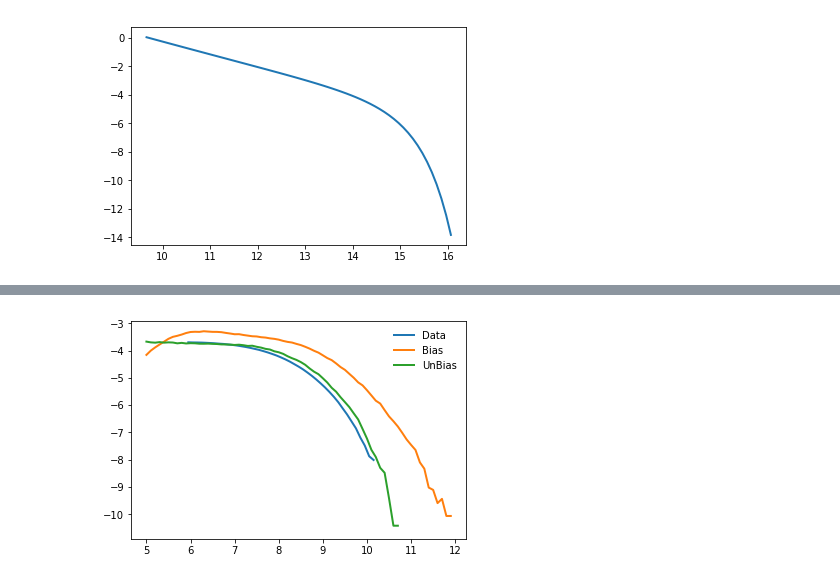
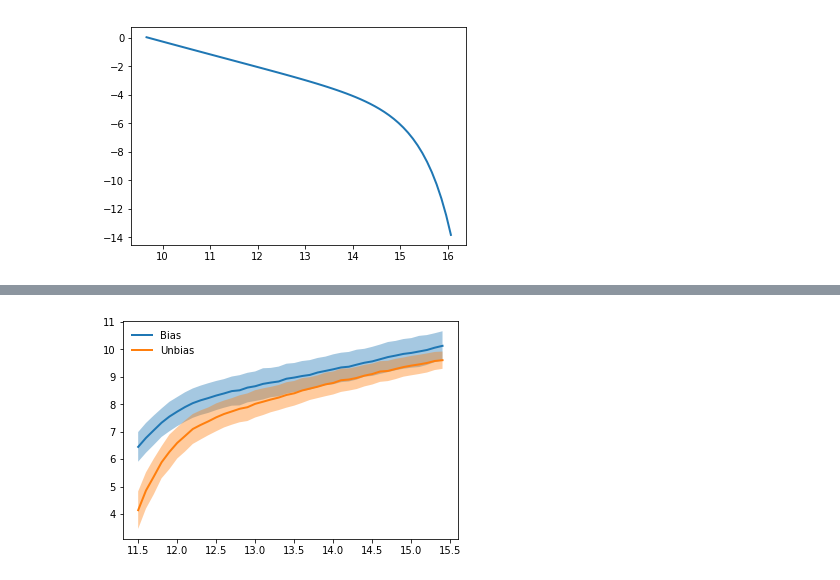
Before and after one commit to PipGrylls/STEEL, a Jupyter notebook: Notebooks/Science/FS_Nature19.ipynb, the cells around one changed output, grey strips where cells are left out. Saved outputs shown, nothing was run; the diff lists cells and outputs as text; code cells hidden in the pictures.

```diff
--- a/Notebooks/Science/FS_Nature19.ipynb
+++ b/Notebooks/Science/FS_Nature19.ipynb
@@ -111,23 +146,3 @@ plt.show()
-# %%
-SM_X = np.repeat(SMF_X, N_rep)
-SM_Y = np.repeat(np.divide(SMF_Total*SMF_Bin, N_rep), N_rep)
-
-BH_Bin = 0.1
-BH_X = np.arange(5, 12, 0.1)
-
-BH_Y_Bias = np.histogram(Ms_to_Mbh_biased(SM_X), bins = np.append(BH_X, BH_X[-1]+BH_Bin)-(BH_Bin/2), weights = SM_Y, density = False)[0]
-BH_Y_Intr = np.histogram(Ms_to_Mbh_intrisic(SM_X), bins = np.append(BH_X, BH_X[-1]+BH_Bin)-(BH_Bin/2), weights = SM_Y, density = False)[0]
-
-BH_MF_Data = np.loadtxt(AbsPath+"/Data/Observational/Francesco/BHmassFunction.txt", skiprows = 2).T
-plt.plot(BH_MF_Data[0], BH_MF_Data[1]+np.log10(0.1), label = "Data")
-
-plt.plot(BH_X, np.log10(np.divide(BH_Y_Bias,BH_Bin)), label = "Bias")
-plt.plot(BH_X, np.log10(np.divide(BH_Y_Intr,BH_Bin)), label = "UnBias")
-
-plt.legend(frameon = False)
-plt.show()
-# %% [output]
-[figure, removed]
 # %%
 def Ms_to_Mbh_biased(Mstar):
     #Function to map Mbh to M*
@@ -145,3 +160,49 @@ def Ms_to_Mbh_intrisic(Mstar):
     Mass = 7.574 + 1.946*(Mstar-11) - 0.306*np.power(Mstar-11,2) - 0.011*np.power(Mstar-11,3)
     Scatter = 0.32 - 0.1*(Mstar-12)
     return Mass + np.random.normal(0, Scatter, size = np.shape(Mstar))
+# %%
+#create a 2d array such that
+#[[10...10]
+#[11...11]
+#...
+#[14...14]
+#[15...15]]
+#process then take means/std along axis 1
+N = 1000
+DM = np.array([[i/10 for j in range(N)]for i in range(115, 155, 1)]) #Mhalo [Msun]
+
+
+#Halo to stellar
+M10, SHMnorm10, beta10, gamma10,M11,SHMnorm11,beta11,gamma11, Scatter = 11.925, 0.032,1.639,0.532,0.576,-0.014,-0.693,0.03,0.15
+z = 0.1
+zparameter = np.divide(z-0.1, z+1)
+#putting the parameters together for inclusion in the Moster 2010 equation
+M = M10 + M11*zparameter
+N = SHMnorm10 + SHMnorm11*zparameter
+b = beta10 + beta11*zparameter
+g = gamma10 + gamma11*zparameter
+
+SM = np.log10(np.power(10, DM) * (2*N*np.power( (np.power(np.power(10,DM-M), -b) + np.power(np.power(10,DM-M), g)), -1))) + np.random.normal(0, Scatter, size = np.shape(DM))
+
+
+#Stellar to BH
+BH_bias = Ms_to_Mbh_biased(SM)
+BH_unbi = Ms_to_Mbh_intrisic(SM)
+
+
+#plt.errorbar(np.mean(DM, axis = 1), np.mean(BH_bias, axis = 1), np.std(BH_bias, axis = 1), label = "Bias")
+#plt.errorbar(np.mean(DM, axis = 1), np.mean(BH_unbi, axis = 1), np.std(BH_unbi, axis = 1), label = "Unbias")
+
+
+plt.plot(np.mean(DM, axis = 1), np.mean(BH_bias, axis = 1), label = "Bias")
+plt.plot(np.mean(DM, axis = 1), np.mean(BH_unbi, axis = 1), label = "Unbias")
+
+plt.fill_between(np.mean(DM, axis = 1), y1 = np.mean(BH_bias, axis = 1) - np.std(BH_bias, axis = 1),\
+                 y2=np.mean(BH_bias, axis = 1) + np.std(BH_bias, axis = 1), alpha = 0.4)
+plt.fill_between(np.mean(DM, axis = 1), y1 = np.mean(BH_unbi, axis = 1) - np.std(BH_unbi, axis = 1),\
+                 y2=np.mean(BH_unbi, axis = 1) + np.std(BH_unbi, axis = 1), alpha = 0.4)
+
+plt.legend(frameon = False)
+plt.show()
+# %% [output]
+[figure, added]
```
Also changed, not shown: parts of 10 cells of this notebook, 3 other files.
